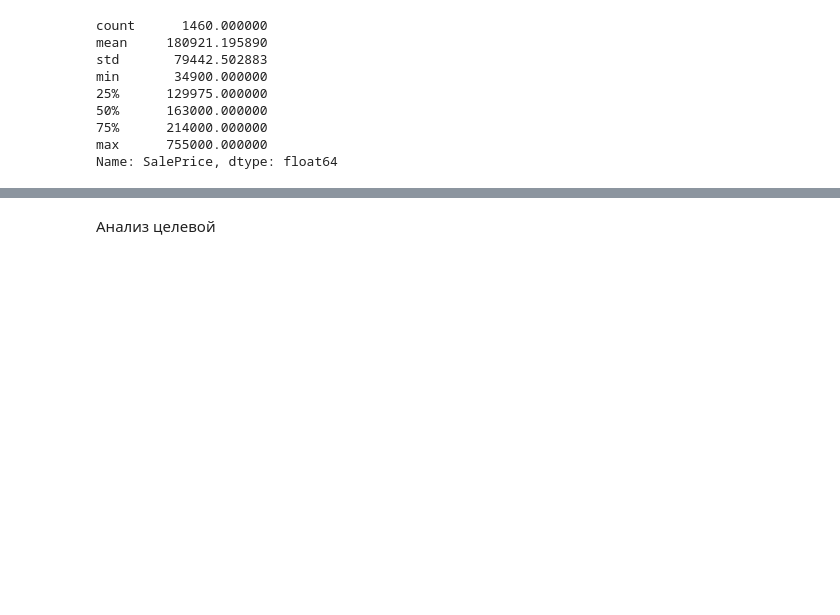
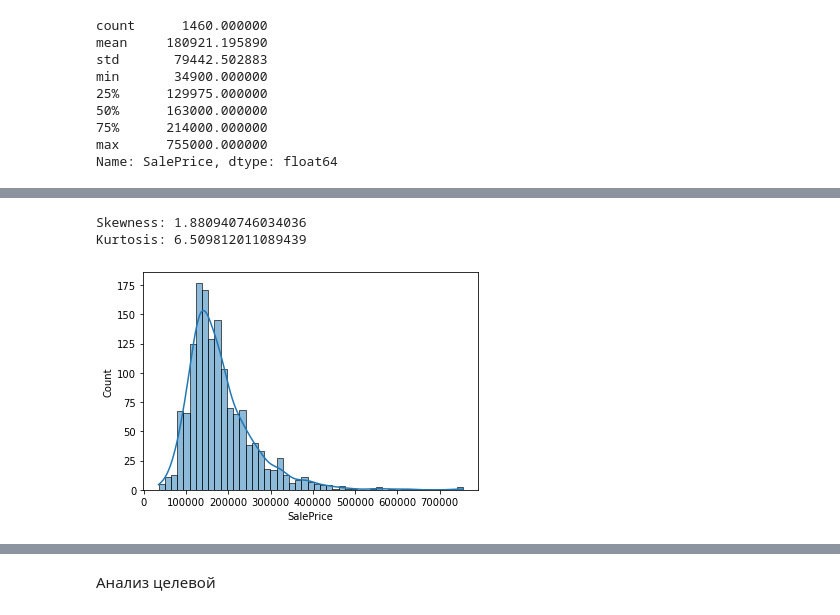
Before and after one commit to Gekcer/IS-House-prices, a Jupyter notebook: HP_notebook.ipynb, the cells around one changed output, grey strips where cells are left out. Cells and saved outputs as stored; diff of their text form; code cells hidden in the pictures; blank space fills up the shorter version.

```diff
--- a/HP_notebook.ipynb
+++ b/HP_notebook.ipynb
@@ -102 +87,10 @@ train.plot.scatter('SalePrice', 'TotalBsmtSF', alpha = 0.3)
 [figure]
+# %%
+kurt_raw = stats.kurtosis(train['SalePrice'])
+skewness_raw = stats.skew(train['SalePrice'])
+sns.histplot(data = train, x = 'SalePrice', kde = 'True')
+print(f'Skewness: {skewness_raw} \nKurtosis: {kurt_raw}')
+# %% [output]
+Skewness: 1.880940746034036
+Kurtosis: 6.509812011089439
+[figure, added]
```
Also changed, not shown: parts of 47 cells of this notebook.
